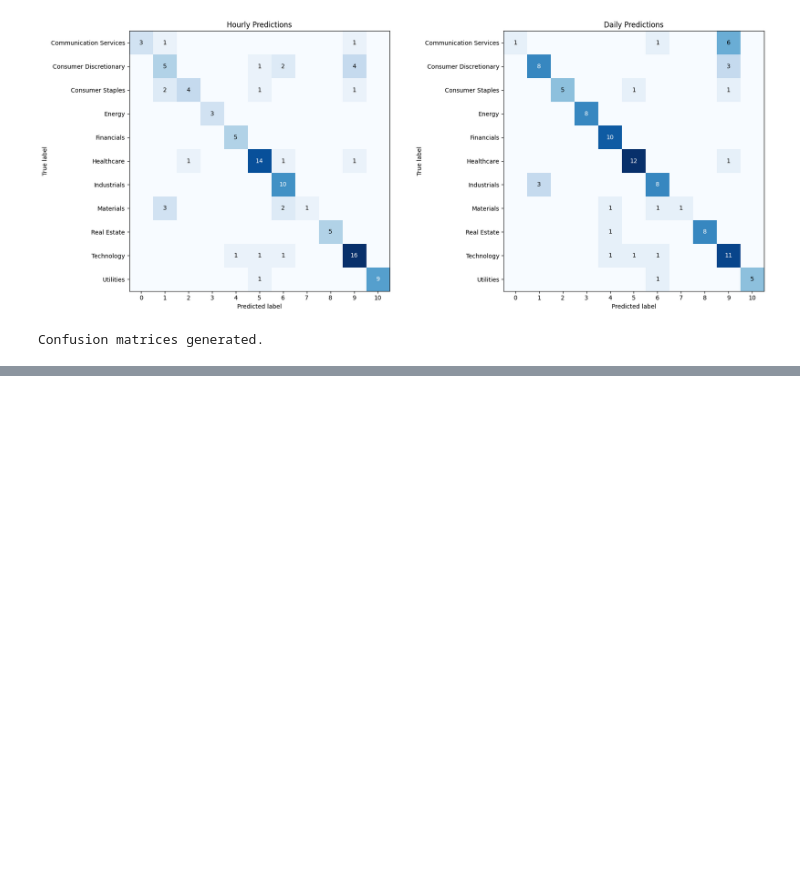
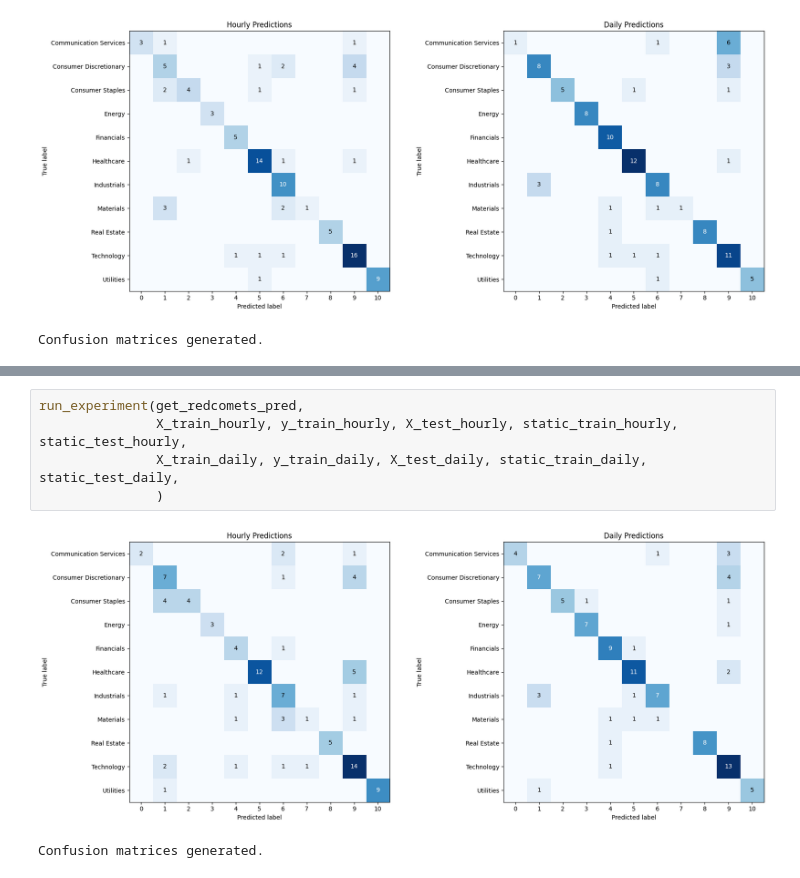
Before and after one commit to rustadadam/PF-GAP, a Jupyter notebook: experiments/visuals/confusion_matrix.ipynb, the cells around one changed output, grey strips where cells are left out. Saved outputs shown, nothing was run; the diff lists cells and outputs as text; blank space fills up the shorter version.

```diff
--- a/experiments/visuals/confusion_matrix.ipynb
+++ b/experiments/visuals/confusion_matrix.ipynb
@@ -136,0 +177,8 @@ Confusion matrices generated.
+# %%
+run_experiment(get_redcomets_pred,
+               X_train_hourly, y_train_hourly, X_test_hourly, static_train_hourly, static_test_hourly,
+               X_train_daily, y_train_daily, X_test_daily, static_train_daily, static_test_daily,
+               )
+# %% [output]
+[figure, added]
+Confusion matrices generated.
```
Also changed, not shown: parts of 10 cells of this notebook, 1 other file.
